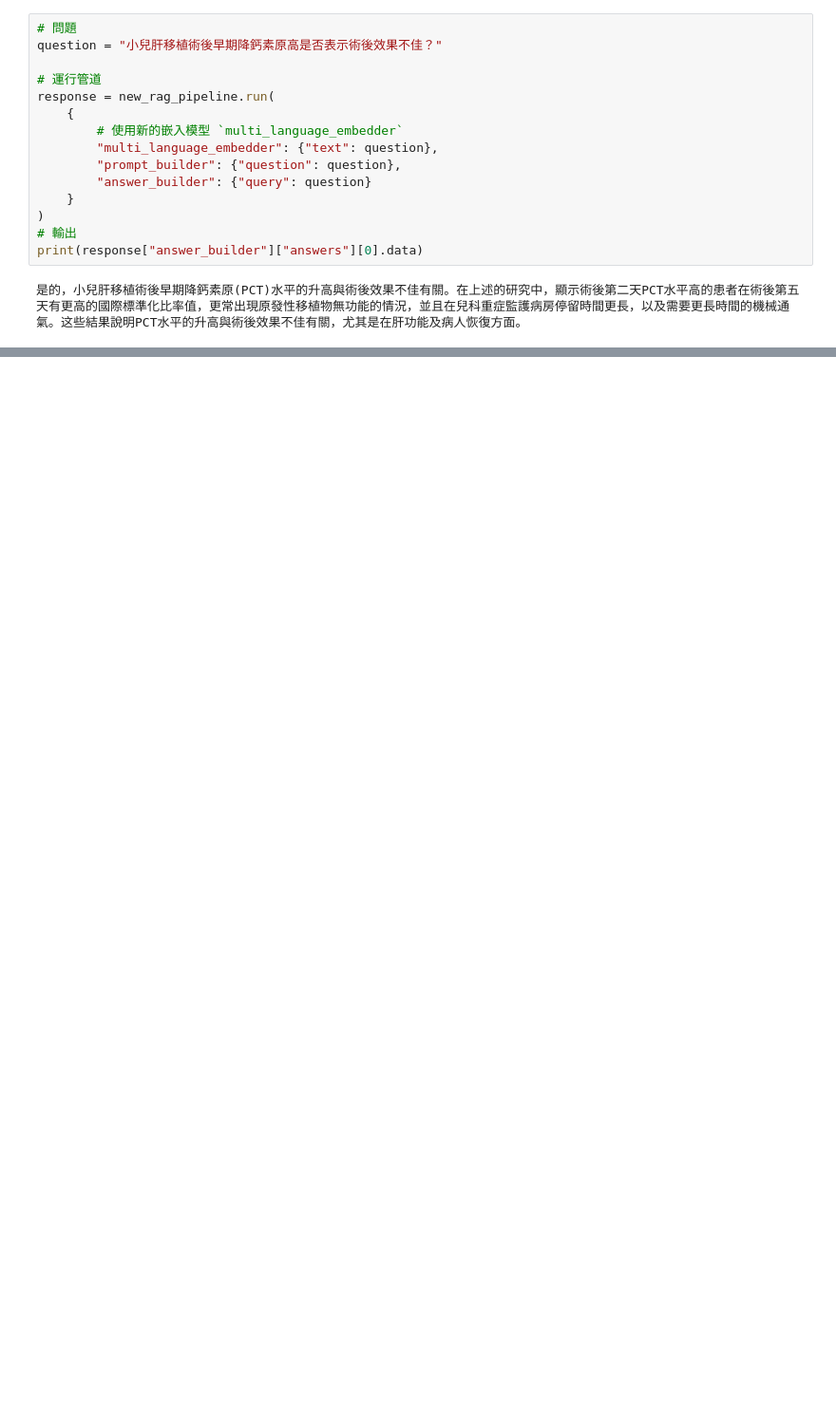
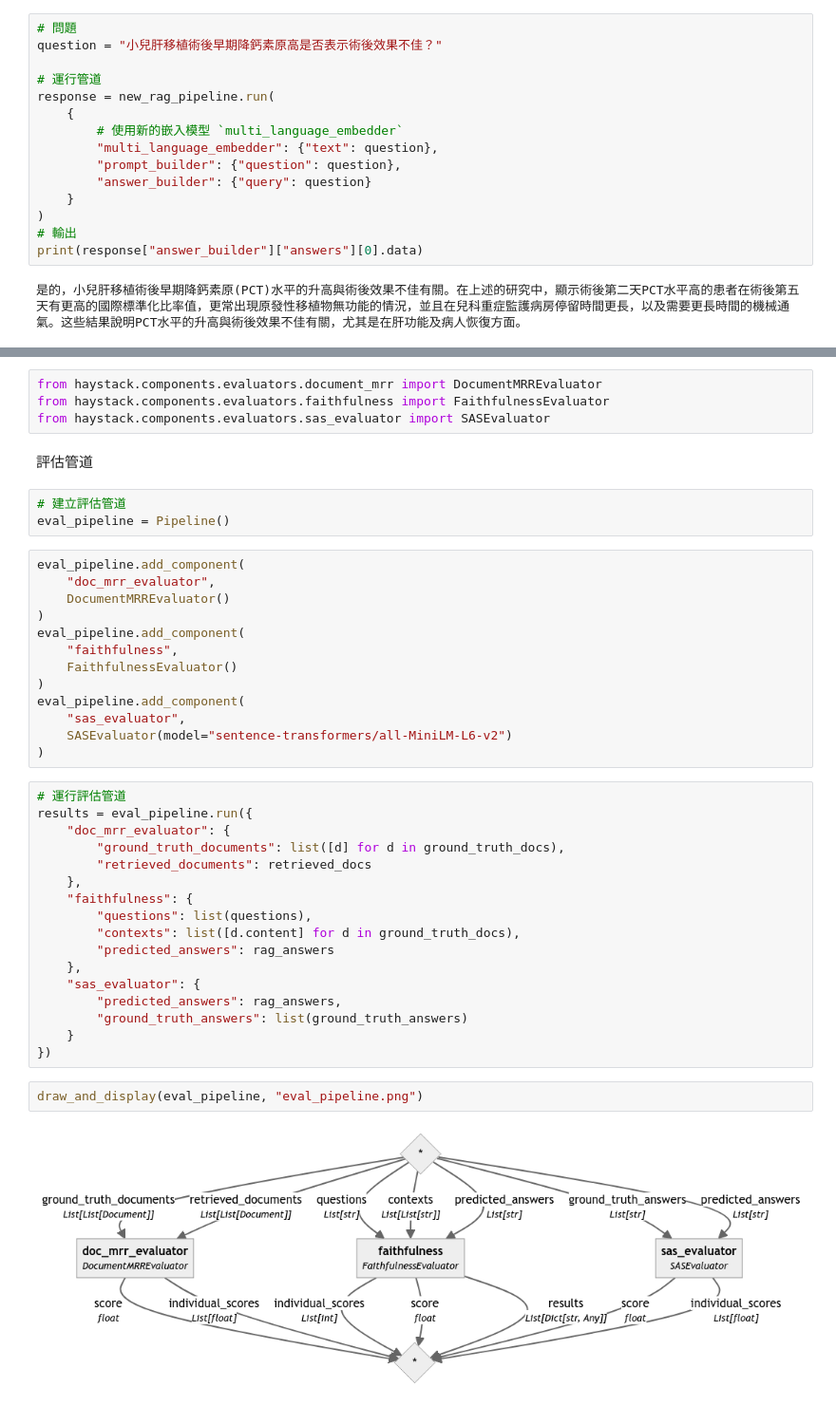
Before and after one commit to samhsiao6238/PythonFinance_2024, a Jupyter notebook: D30_Haystack+RAG/00_範例/ex15_評估 RAG 管道.ipynb, the cells around one changed output, grey strips where cells are left out. Shown at 95% size. Cells and saved outputs as stored; diff of their text form; blank space fills up the shorter version.

```diff
--- a/D30_Haystack+RAG/00_範例/ex15_評估 RAG 管道.ipynb
+++ b/D30_Haystack+RAG/00_範例/ex15_評估 RAG 管道.ipynb
@@ -280,0 +387,43 @@ print(response["answer_builder"]["answers"][0].data)
+# %%
+from haystack.components.evaluators.document_mrr import DocumentMRREvaluator
+from haystack.components.evaluators.faithfulness import FaithfulnessEvaluator
+from haystack.components.evaluators.sas_evaluator import SASEvaluator
+# %% [markdown]
+評估管道
+# %%
+# 建立評估管道
+eval_pipeline = Pipeline()
+# %%
+eval_pipeline.add_component(
+    "doc_mrr_evaluator",
+    DocumentMRREvaluator()
+)
+eval_pipeline.add_component(
+    "faithfulness",
+    FaithfulnessEvaluator()
+)
+eval_pipeline.add_component(
+    "sas_evaluator",
+    SASEvaluator(model="sentence-transformers/all-MiniLM-L6-v2")
+)
+# %%
+# 運行評估管道
+results = eval_pipeline.run({
+    "doc_mrr_evaluator": {
+        "ground_truth_documents": list([d] for d in ground_truth_docs),
+        "retrieved_documents": retrieved_docs
+    },
+    "faithfulness": {
+        "questions": list(questions),
+        "contexts": list([d.content] for d in ground_truth_docs),
+        "predicted_answers": rag_answers
+    },
+    "sas_evaluator": {
+        "predicted_answers": rag_answers,
+        "ground_truth_answers": list(ground_truth_answers)
+    }
+})
+# %%
+draw_and_display(eval_pipeline, "eval_pipeline.png")
+# %% [output]
+[figure, added]
```
Also changed, not shown: parts of 5 cells of this notebook, 7 other files.
